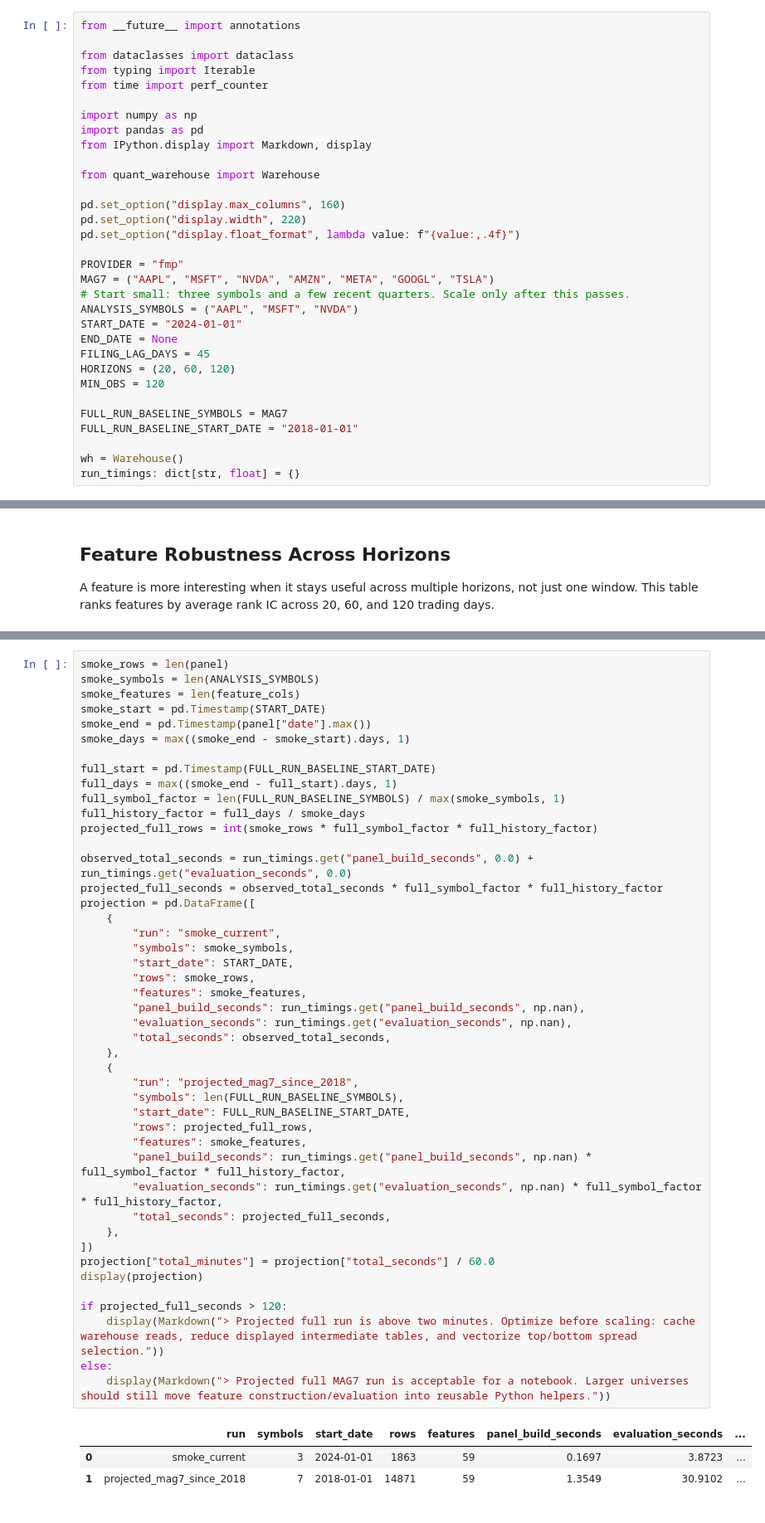
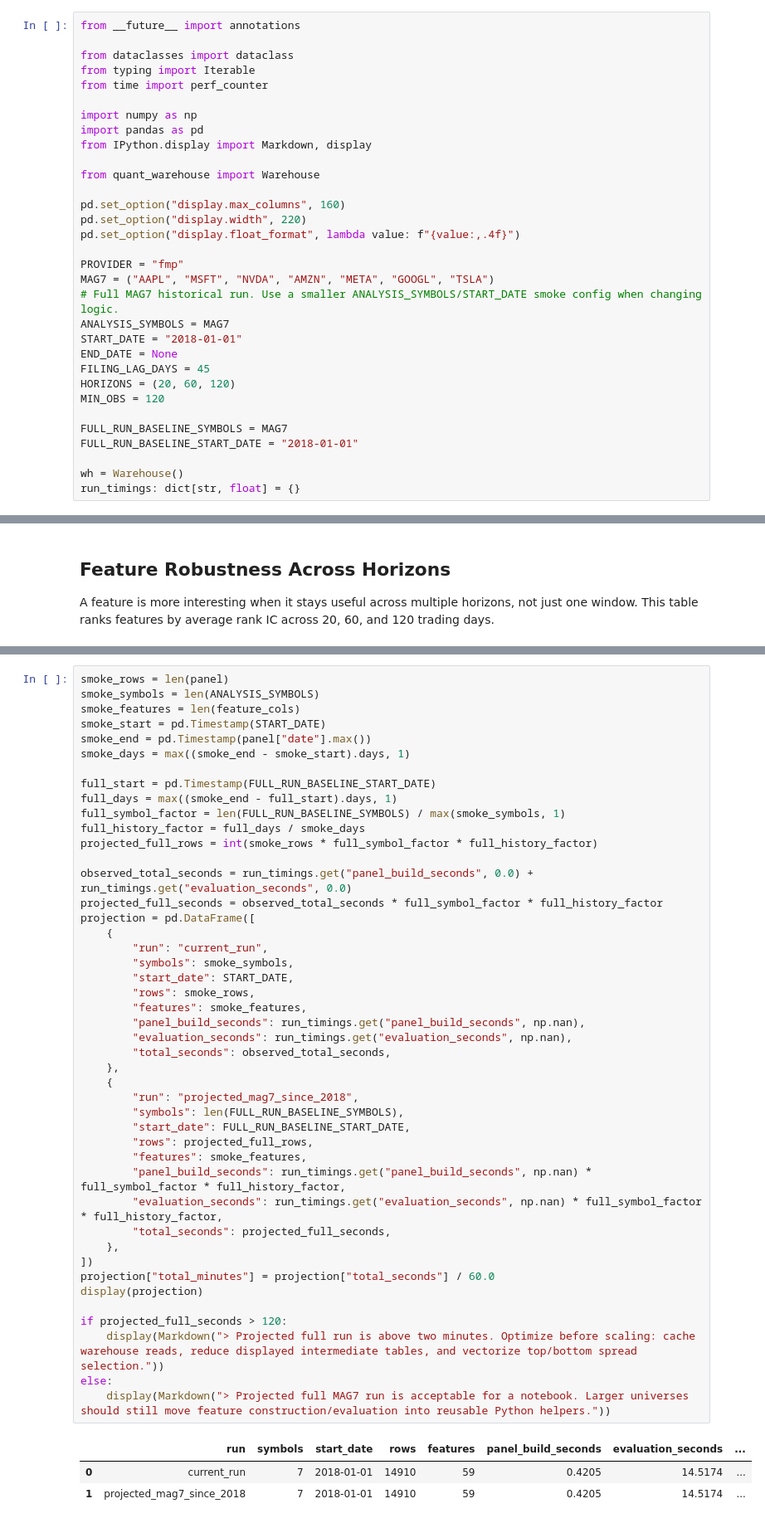
Before and after one commit to quantarb/quant-warehouse, a Jupyter notebook: notebooks/data_providers/fmp/evidence_based_daily_adjusted_fundamentals.ipynb, the cells around one changed output, grey strips where cells are left out. Shown at 83% size. Cells and saved outputs as stored; diff of their text form.

```diff
--- a/notebooks/data_providers/fmp/evidence_based_daily_adjusted_fundamentals.ipynb
+++ b/notebooks/data_providers/fmp/evidence_based_daily_adjusted_fundamentals.ipynb
@@ -29,9 +29,9 @@ pd.set_option("display.float_format", lambda value: f"{value:,.4f}")
 
 PROVIDER = "fmp"
 MAG7 = ("AAPL", "MSFT", "NVDA", "AMZN", "META", "GOOGL", "TSLA")
-# Start small: three symbols and a few recent quarters. Scale only after this passes.
-ANALYSIS_SYMBOLS = ("AAPL", "MSFT", "NVDA")
-START_DATE = "2024-01-01"
+# Full MAG7 historical run. Use a smaller ANALYSIS_SYMBOLS/START_DATE smoke config when changing logic.
+ANALYSIS_SYMBOLS = MAG7
+START_DATE = "2018-01-01"
 END_DATE = None
 FILING_LAG_DAYS = 45
 HORIZONS = (20, 60, 120)
@@ -782,37 +798,37 @@ observed_total_seconds = run_timings.get("panel_build_seconds", 0.0) + run_timin
 projected_full_seconds = observed_total_seconds * full_symbol_factor * full_history_factor
 projection = pd.DataFrame([
     {
-        "run": "smoke_current",
+        "run": "current_run",
         "symbols": smoke_symbols,
         "start_date": START_DATE,
         "rows": smoke_rows,
         "features": smoke_features,
         "panel_build_seconds": run_timings.get("panel_build_seconds", np.nan),
         "evaluation_seconds": run_timings.get("evaluation_seconds", np.nan),
         "total_seconds": observed_total_seconds,
     },
     {
         "run": "projected_mag7_since_2018",
         "symbols": len(FULL_RUN_BASELINE_SYMBOLS),
         "start_date": FULL_RUN_BASELINE_START_DATE,
         "rows": projected_full_rows,
         "features": smoke_features,
         "panel_build_seconds": run_timings.get("panel_build_seconds", np.nan) * full_symbol_factor * full_history_factor,
         "evaluation_seconds": run_timings.get("evaluation_seconds", np.nan) * full_symbol_factor * full_history_factor,
         "total_seconds": projected_full_seconds,
     },
 ])
 projection["total_minutes"] = projection["total_seconds"] / 60.0
 display(projection)
 
 if projected_full_seconds > 120:
     display(Markdown("> Projected full run is above two minutes. Optimize before scaling: cache warehouse reads, reduce displayed intermediate tables, and vectorize top/bottom spread selection."))
 else:
     display(Markdown("> Projected full MAG7 run is acceptable for a notebook. Larger universes should still move feature construction/evaluation into reusable Python helpers."))
 # %% [output]
 |  | run | symbols | start_date | rows | features | panel_build_seconds | evaluation_seconds | ... |
-| 0 | smoke_current | 3 | 2024-01-01 | 1863 | 59 | 0.1697 | 3.8723 | ... |
-| 1 | projected_mag7_since_2018 | 7 | 2018-01-01 | 14871 | 59 | 1.3549 | 30.9102 | ... |
+| 0 | current_run | 7 | 2018-01-01 | 14910 | 59 | 0.4205 | 14.5174 | ... |
+| 1 | projected_mag7_since_2018 | 7 | 2018-01-01 | 14910 | 59 | 0.4205 | 14.5174 | ... |
 > Projected full MAG7 run is acceptable for a notebook. Larger universes should still move feature construction/evaluation into reusable Python helpers.
 # %% [markdown]
 ## Written Analysis
```
Also changed, not shown: parts of 7 cells of this notebook.
